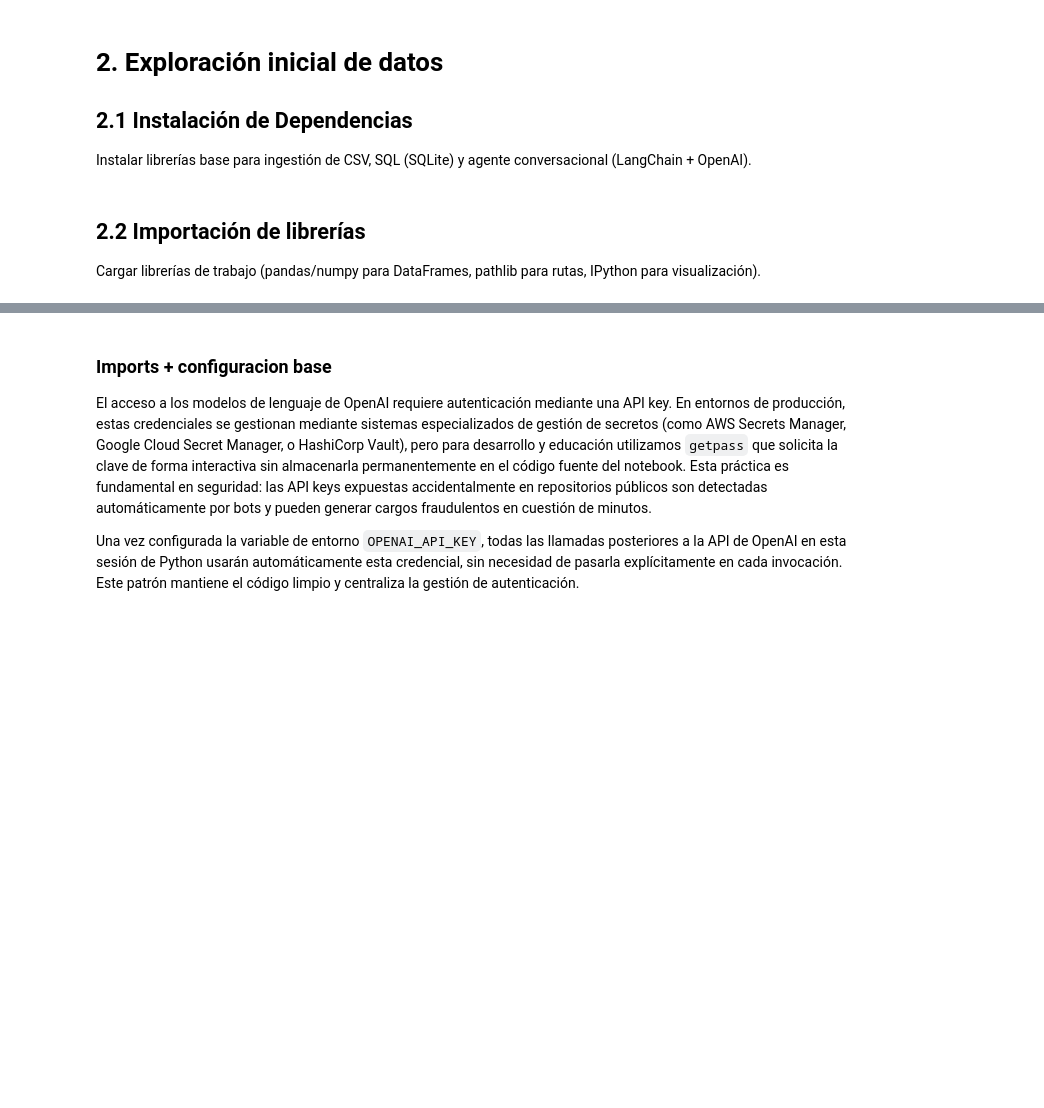
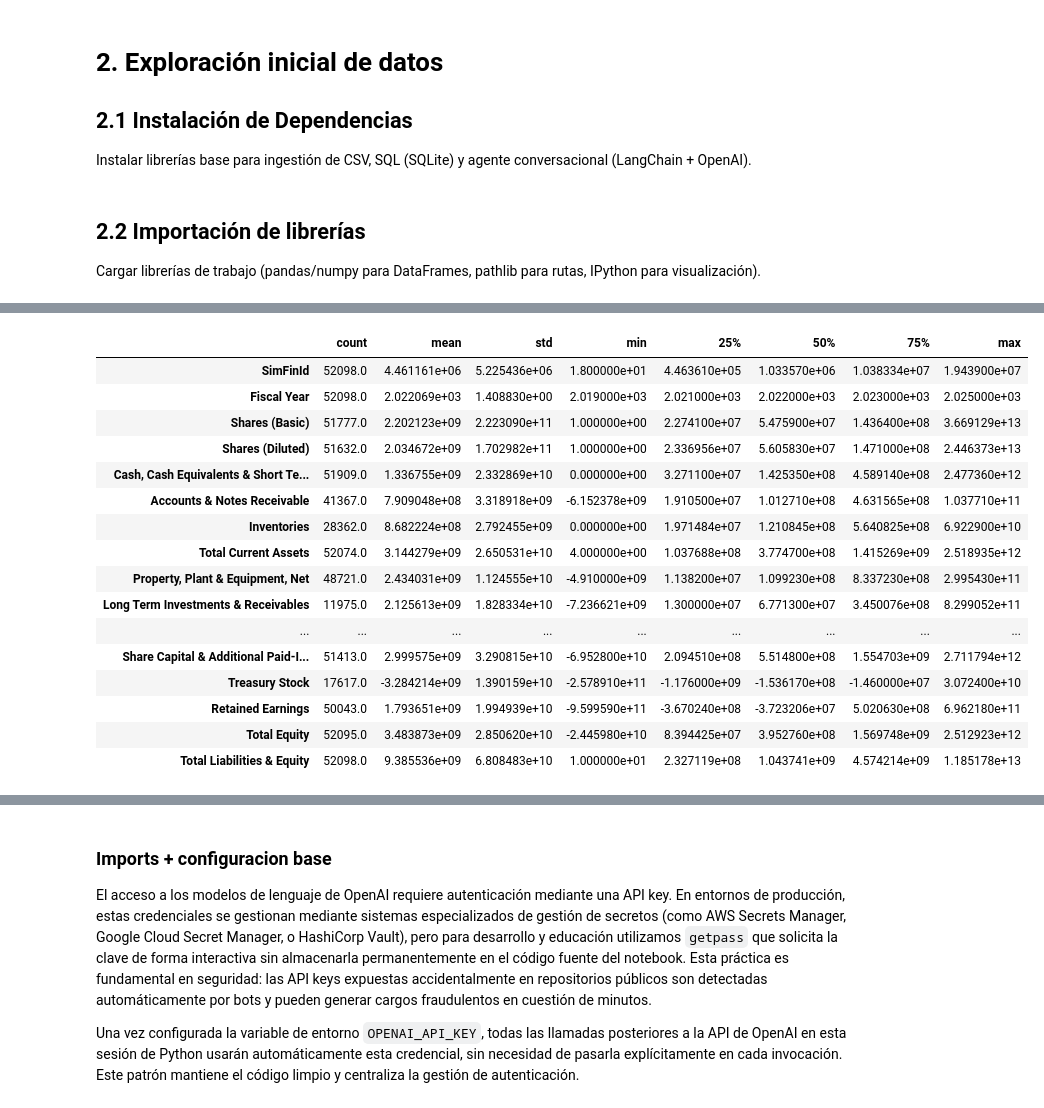
Before and after one commit to afcabre/git-25-09-gh, a Jupyter notebook: ValoracionEmpresas_USA.ipynb, the cells around one changed output, grey strips where cells are left out. Saved outputs shown, nothing was run; the diff lists cells and outputs as text; code cells hidden in the pictures; blank space fills up the shorter version.

```diff
--- a/ValoracionEmpresas_USA.ipynb
+++ b/ValoracionEmpresas_USA.ipynb
@@ -92,0 +204,65 @@ for name, df in dfs.items():
+# %%
+# 2.4 Exploración Estadística Básica (completa y robusta para prices_d)
+
+SEP_LINE = "\n" + "="*80 + "\n"
+SAMPLE_N = 100_000   # muestra para datasets grandes (ej. prices_d)
+TOP_NULLS = 20       # top columnas con más nulos
+TOP_EXAMPLES = 5     # top valores por categoría
+
+for name, df in dfs.items():
+    # Vista a analizar: para prices_d muy grande, usamos muestra (evita uso alto de RAM/tiempo)
+    if name == "prices_d" and len(df) > SAMPLE_N:
+        df_view = df.sample(SAMPLE_N, random_state=42)
+        view_note = f"(vista: muestra aleatoria n={SAMPLE_N:,})"
+    else:
+        df_view = df
+        view_note = "(vista: completo)"
+
+    print("\n" + "#"*90)
+    print(f"DATASET: {name} {view_note}")
+    print(f"Shape original: {df.shape[0]:,} × {df.shape[1]}  |  Shape vista: {df_view.shape[0]:,} × {df_view.shape[1]}")
+    print("#"*90)
+
+    # 1) Información general sobre el DataFrame
+    print("Información del Dataset:")
+    buf = io.StringIO()
+    df_view.info(buf=buf)
+    print(buf.getvalue())
+    print(SEP_LINE)
+
+    # 2) Resumen estadístico de columnas numéricas
+    print("Resumen Estadístico (numéricas):")
+    df_num = df_view.select_dtypes(include=[np.number])
+    if df_num.shape[1] == 0:
+        print("ℹ️ No hay columnas numéricas para describe().")
+    else:
+        display(df_num.describe().T)
+    print(SEP_LINE)
+
+    # 3) Verifica valores nulos (conteo + % + top-N)
+    print("Valores Nulos por Columna (top):")
+    null_count = df_view.isnull().sum()
+    null_count = null_count[null_count > 0].sort_values(ascending=False)
+
+    if len(null_count) == 0:
+        print("✓ Sin nulos")
+    else:
+        null_pct = (null_count / len(df_view) * 100).round(2)
+        null_summary = pd.DataFrame({"null_count": null_count, "null_pct": null_pct}).head(TOP_NULLS)
+        display(null_summary)
+    print(SEP_LINE)
+
+    # 4) Para columnas categóricas: nunique + ejemplos top-N
+    print("Valores Únicos en Columnas Categóricas:")
+    obj_cols = df_view.select_dtypes(include=["object"]).columns.tolist()
+
+    if len(obj_cols) == 0:
+        print("ℹ️ No hay columnas categóricas (object).")
+    else:
+        for col in obj_cols:
+            nunq = df_view[col].nunique(dropna=True)
+            print(f"\n{col}: {nunq:,} valores únicos")
+
+            examples = df_view[col].value_counts(dropna=True).head(TOP_EXAMPLES).to_dict()
+            print(f"Ejemplos (top {TOP_EXAMPLES}): {examples}")
+# %% [output]
@@ -92,0 +343,17 @@ for name, df in dfs.items():
+|  | count | mean | std | min | 25% | 50% | 75% | max |
+| SimFinId | 52098.0 | 4.461161e+06 | 5.225436e+06 | 1.800000e+01 | 4.463610e+05 | 1.033570e+06 | 1.038334e+07 | 1.943900e+07 |
+| Fiscal Year | 52098.0 | 2.022069e+03 | 1.408830e+00 | 2.019000e+03 | 2.021000e+03 | 2.022000e+03 | 2.023000e+03 | 2.025000e+03 |
+| Shares (Basic) | 51777.0 | 2.202123e+09 | 2.223090e+11 | 1.000000e+00 | 2.274100e+07 | 5.475900e+07 | 1.436400e+08 | 3.669129e+13 |
+| Shares (Diluted) | 51632.0 | 2.034672e+09 | 1.702982e+11 | 1.000000e+00 | 2.336956e+07 | 5.605830e+07 | 1.471000e+08 | 2.446373e+13 |
+| Cash, Cash Equivalents & Short Te... | 51909.0 | 1.336755e+09 | 2.332869e+10 | 0.000000e+00 | 3.271100e+07 | 1.425350e+08 | 4.589140e+08 | 2.477360e+12 |
+| Accounts & Notes Receivable | 41367.0 | 7.909048e+08 | 3.318918e+09 | -6.152378e+09 | 1.910500e+07 | 1.012710e+08 | 4.631565e+08 | 1.037710e+11 |
+| Inventories | 28362.0 | 8.682224e+08 | 2.792455e+09 | 0.000000e+00 | 1.971484e+07 | 1.210845e+08 | 5.640825e+08 | 6.922900e+10 |
+| Total Current Assets | 52074.0 | 3.144279e+09 | 2.650531e+10 | 4.000000e+00 | 1.037688e+08 | 3.774700e+08 | 1.415269e+09 | 2.518935e+12 |
+| Property, Plant & Equipment, Net | 48721.0 | 2.434031e+09 | 1.124555e+10 | -4.910000e+09 | 1.138200e+07 | 1.099230e+08 | 8.337230e+08 | 2.995430e+11 |
+| Long Term Investments & Receivables | 11975.0 | 2.125613e+09 | 1.828334e+10 | -7.236621e+09 | 1.300000e+07 | 6.771300e+07 | 3.450076e+08 | 8.299052e+11 |
+| ... | ... | ... | ... | ... | ... | ... | ... | ... |
+| Share Capital & Additional Paid-I... | 51413.0 | 2.999575e+09 | 3.290815e+10 | -6.952800e+10 | 2.094510e+08 | 5.514800e+08 | 1.554703e+09 | 2.711794e+12 |
+| Treasury Stock | 17617.0 | -3.284214e+09 | 1.390159e+10 | -2.578910e+11 | -1.176000e+09 | -1.536170e+08 | -1.460000e+07 | 3.072400e+10 |
+| Retained Earnings | 50043.0 | 1.793651e+09 | 1.994939e+10 | -9.599590e+11 | -3.670240e+08 | -3.723206e+07 | 5.020630e+08 | 6.962180e+11 |
+| Total Equity | 52095.0 | 3.483873e+09 | 2.850620e+10 | -2.445980e+10 | 8.394425e+07 | 3.952760e+08 | 1.569748e+09 | 2.512923e+12 |
+| Total Liabilities & Equity | 52098.0 | 9.385536e+09 | 6.808483e+10 | 1.000000e+01 | 2.327119e+08 | 1.043741e+09 | 4.574214e+09 | 1.185178e+13 |
```
Also changed, not shown: parts of 6 cells of this notebook.
